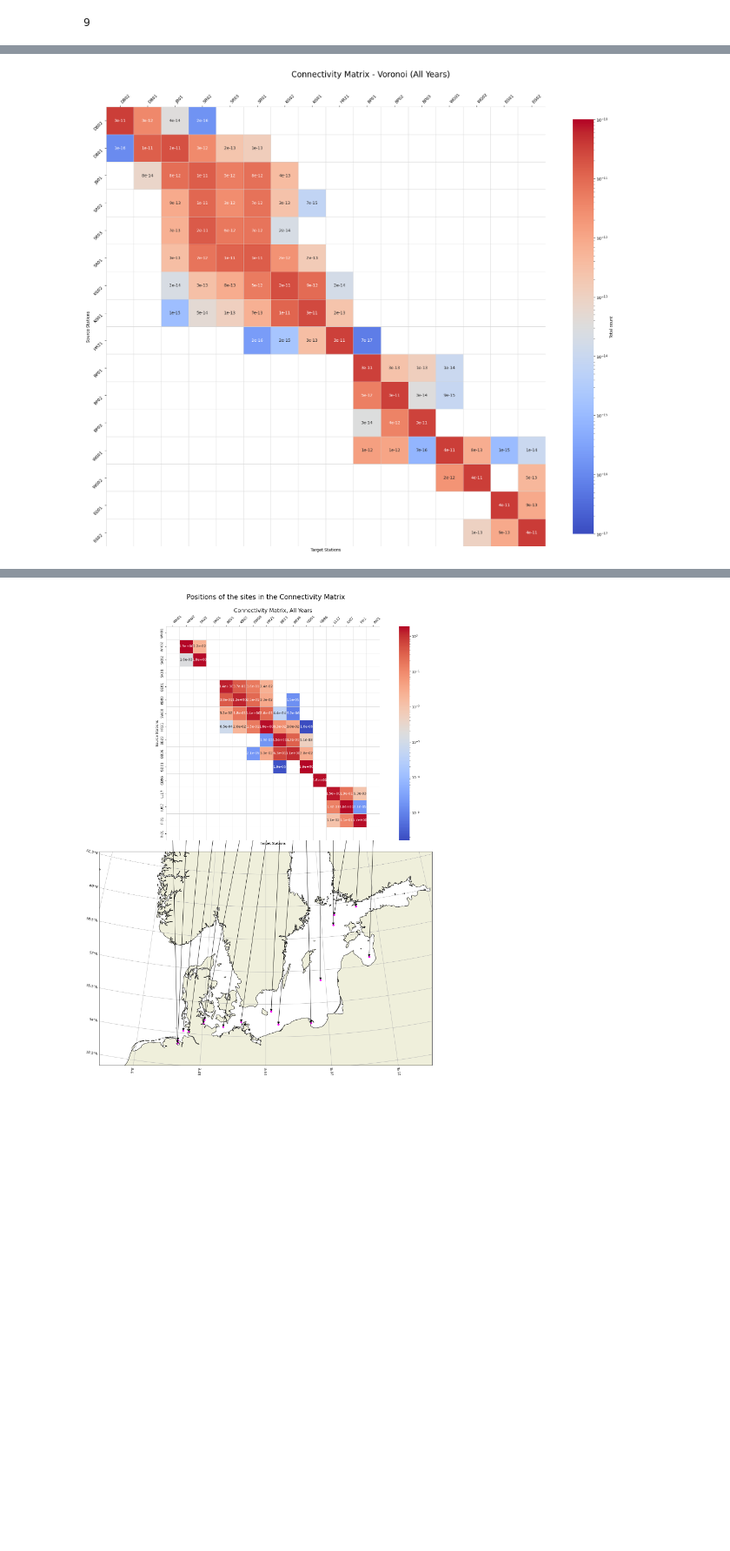
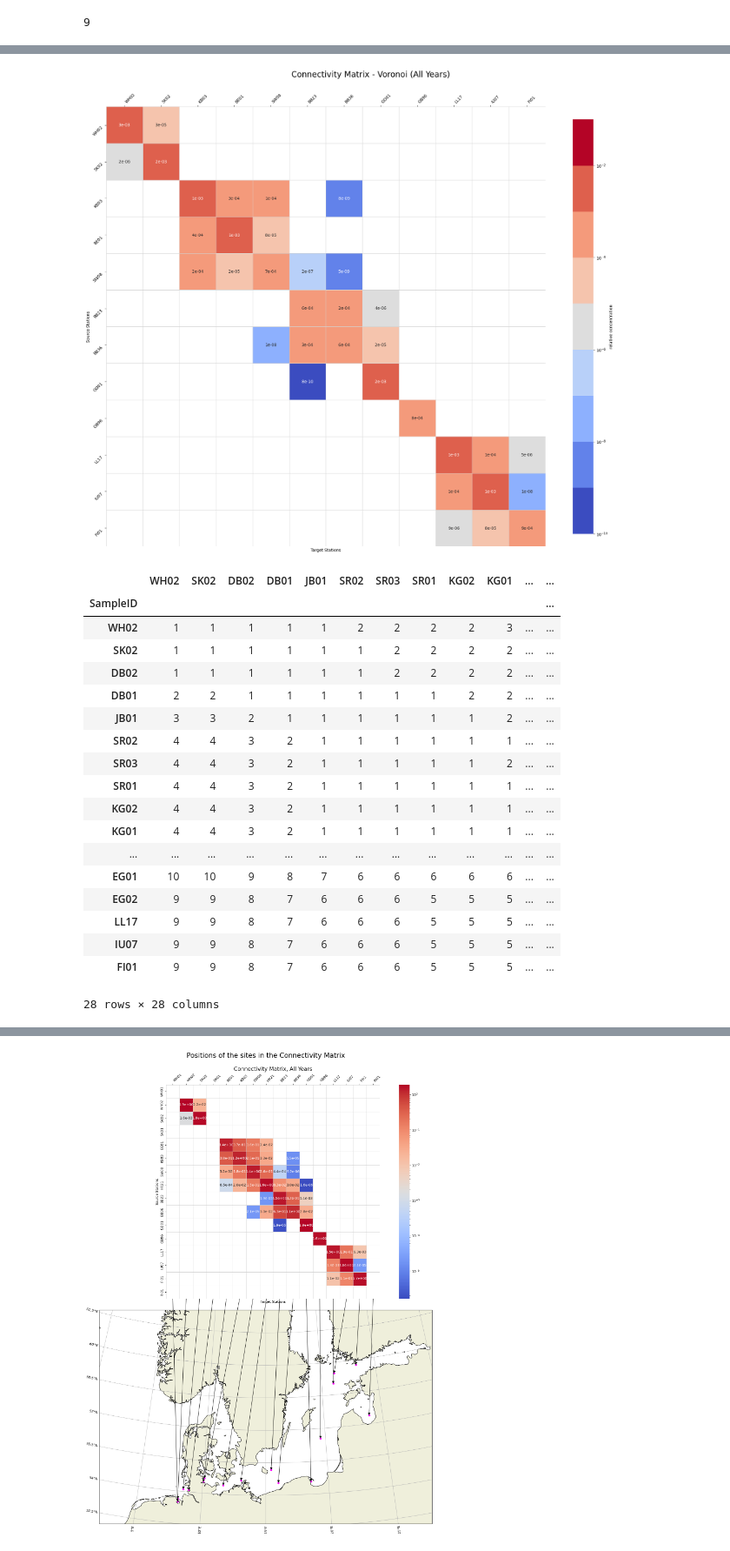
Before and after one commit to geomar-od-lagrange/2025_copepods, a Jupyter notebook: notebooks/SiteComparisonVoronoi.ipynb, the cells around one changed output, grey strips where cells are left out. Shown at 87% size. Cells and saved outputs as stored; diff of their text form; code cells hidden in the pictures; blank space fills up the shorter version.

```diff
--- a/notebooks/SiteComparisonVoronoi.ipynb
+++ b/notebooks/SiteComparisonVoronoi.ipynb
@@ -68,8 +68,9 @@ gdf_ocean_polygons = gpd.read_file(voronoi_Ocean_path).to_crs(Geodetic())
 location_names_sorted = gdf_sample_points.sort_values(by="order").SampleID.tolist()
 lons = gdf_sample_points.sort_values(by="order").geometry.x.values
 lats = gdf_sample_points.sort_values(by="order").geometry.y.values
-number_sites = len(gdf_sample_points)
+n_sites = len(gdf_sample_points)
 nondigitalSamples = gdf_sample_points.sort_values(by="order").SampleID.where(gdf_sample_points.SampleKind != 'digital').reset_index().drop(columns='index')
+digitalSamples = gdf_sample_points.sort_values(by="order").SampleID.where(gdf_sample_points.SampleKind == 'digital').reset_index().drop(columns='index')
 
 years = np.arange(2016,2025)
-number_years = len(years)
+n_years = len(years)
@@ -224,4 +237,52 @@ df_cmatrix_normalized
 # %%
-showConnectivityMatrix(df_cmatrix_normalized, vmin=1e-17, vmax=1e-10, no_digital=True)
+# colorbar title relative concentration
+showConnectivityMatrix(df_cmatrix_normalized_relative, no_digital=True, cbtitle="relative concentration", cmdiscrete=True)
 # %% [output]
-[figure, old version]
+[figure, new version]
+# %%
+df_cmatrix_normalized_relative_y2 = df_cmatrix_normalized_relative.dot(df_cmatrix_normalized_relative)
+df_cmatrix_normalized_relative_y3 = df_cmatrix_normalized_relative.dot(df_cmatrix_normalized_relative_y2)
+df_cmatrix_normalized_relative_y4 = df_cmatrix_normalized_relative.dot(df_cmatrix_normalized_relative_y3)
+df_cmatrix_normalized_relative_y5 = df_cmatrix_normalized_relative.dot(df_cmatrix_normalized_relative_y4)
+df_cmatrix_normalized_relative_y6 = df_cmatrix_normalized_relative.dot(df_cmatrix_normalized_relative_y5)
+df_cmatrix_normalized_relative_y7 = df_cmatrix_normalized_relative.dot(df_cmatrix_normalized_relative_y6)
+df_cmatrix_normalized_relative_y8 = df_cmatrix_normalized_relative.dot(df_cmatrix_normalized_relative_y7)
+df_cmatrix_normalized_relative_y9 = df_cmatrix_normalized_relative.dot(df_cmatrix_normalized_relative_y8)
+df_cmatrix_normalized_relative_y10 = df_cmatrix_normalized_relative.dot(df_cmatrix_normalized_relative_y9)
+# %%
+test = list(
+    [
+        df_cmatrix_normalized_relative,
+        df_cmatrix_normalized_relative_y2,
+        df_cmatrix_normalized_relative_y3,
+        df_cmatrix_normalized_relative_y4,
+        df_cmatrix_normalized_relative_y5,
+        df_cmatrix_normalized_relative_y6,
+        df_cmatrix_normalized_relative_y7,
+        df_cmatrix_normalized_relative_y8,
+        df_cmatrix_normalized_relative_y9,
+        df_cmatrix_normalized_relative_y10,
+    ]
+)
+# %%
+gen_test.where((gen_test[gen_test == 0].isnull()) | (test[1]==0), 2)
+# %% [output]
+|  | WH02 | SK02 | DB02 | DB01 | JB01 | SR02 | SR03 | SR01 | KG02 | KG01 | ... | ... |
+| SampleID |  |  |  |  |  |  |  |  |  |  |  | ... |
+| WH02 | 1 | 1 | 1 | 1 | 1 | 2 | 2 | 2 | 2 | 3 | ... | ... |
+| SK02 | 1 | 1 | 1 | 1 | 1 | 1 | 2 | 2 | 2 | 2 | ... | ... |
+| DB02 | 1 | 1 | 1 | 1 | 1 | 1 | 2 | 2 | 2 | 2 | ... | ... |
+| DB01 | 2 | 2 | 1 | 1 | 1 | 1 | 1 | 1 | 2 | 2 | ... | ... |
+| JB01 | 3 | 3 | 2 | 1 | 1 | 1 | 1 | 1 | 1 | 2 | ... | ... |
+| SR02 | 4 | 4 | 3 | 2 | 1 | 1 | 1 | 1 | 1 | 1 | ... | ... |
+| SR03 | 4 | 4 | 3 | 2 | 1 | 1 | 1 | 1 | 1 | 2 | ... | ... |
+| SR01 | 4 | 4 | 3 | 2 | 1 | 1 | 1 | 1 | 1 | 1 | ... | ... |
+| KG02 | 4 | 4 | 3 | 2 | 1 | 1 | 1 | 1 | 1 | 1 | ... | ... |
+| KG01 | 4 | 4 | 3 | 2 | 1 | 1 | 1 | 1 | 1 | 1 | ... | ... |
+| ... | ... | ... | ... | ... | ... | ... | ... | ... | ... | ... | ... | ... |
+| EG01 | 10 | 10 | 9 | 8 | 7 | 6 | 6 | 6 | 6 | 6 | ... | ... |
+| EG02 | 9 | 9 | 8 | 7 | 6 | 6 | 6 | 5 | 5 | 5 | ... | ... |
+| LL17 | 9 | 9 | 8 | 7 | 6 | 6 | 6 | 5 | 5 | 5 | ... | ... |
+| IU07 | 9 | 9 | 8 | 7 | 6 | 6 | 6 | 5 | 5 | 5 | ... | ... |
+| FI01 | 9 | 9 | 8 | 7 | 6 | 6 | 6 | 5 | 5 | 5 | ... | ... |
+28 rows × 28 columns
```
Also changed, not shown: parts of 13 cells of this notebook.
